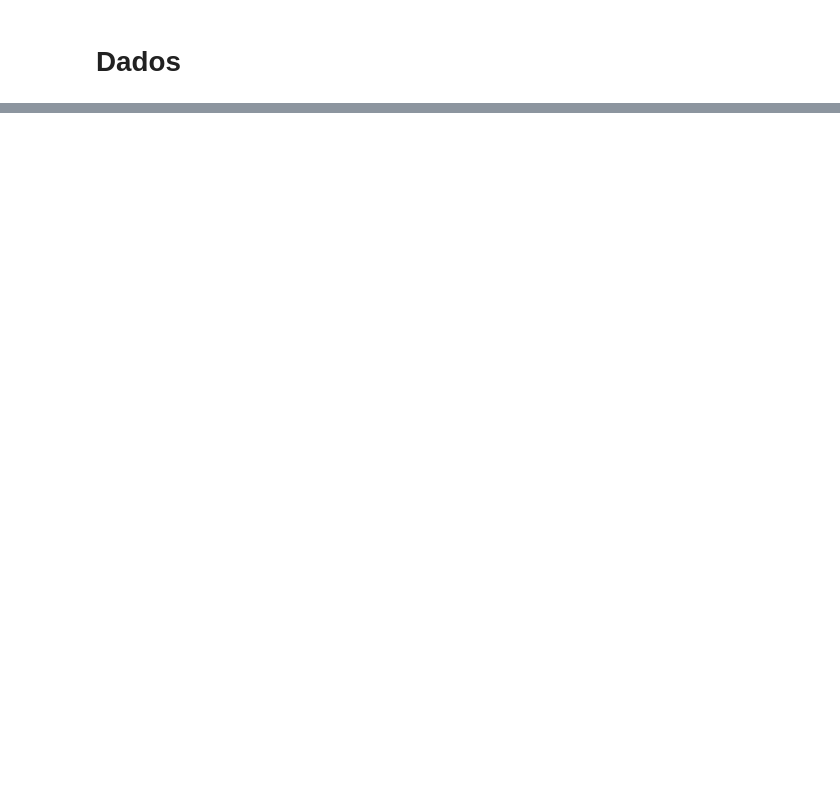
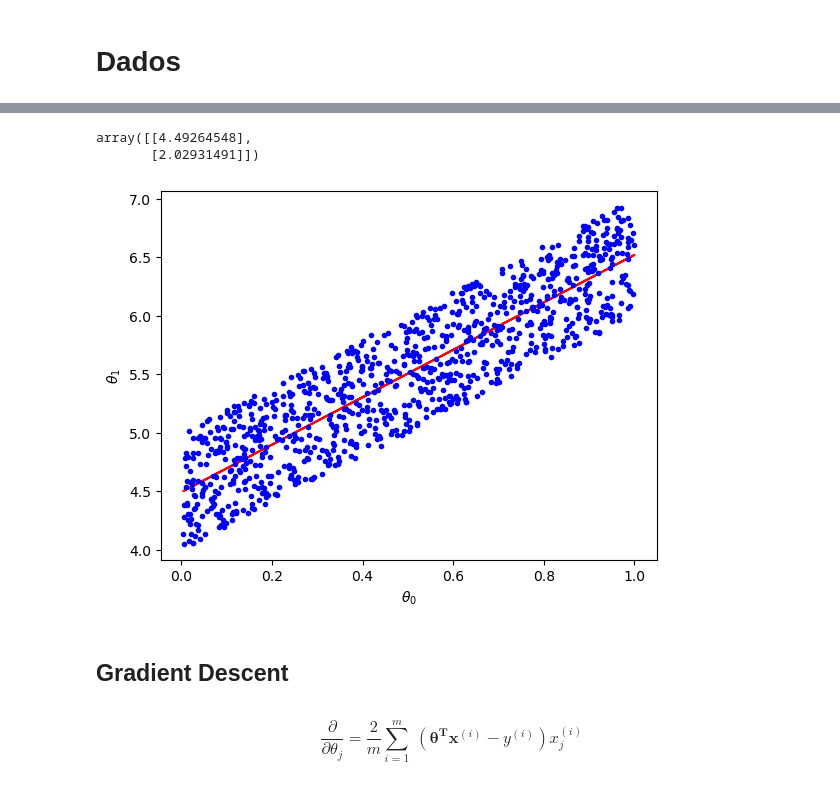
Before and after one commit to americanlucas/machine-learning, a Jupyter notebook: linear_regression.ipynb, the cells around one changed output, grey strips where cells are left out. Drawn from its saved outputs; the diff is of its cells as text; code cells hidden in the pictures; blank space fills up the shorter version.

```diff
--- a/linear_regression.ipynb
+++ b/linear_regression.ipynb
@@ -129,0 +29,24 @@ plt.plot(X, lib_model.predict(X), c="red")
+# %%
+class NormalEquation():
+    def __init__(self):
+        pass
+
+    def fit(self, X, y):
+        return np.linalg.inv(X.T @ X) @ X.T @ y
+
+    def predict(self, X, y):
+        return X @ self.fit(X_0, y)
+
+    def reg_plot(self, X, X_0, y):
+        plt.plot(X, self.predict(X_0, y), 'r-')
+        plt.plot(X, y, 'b.')
+        plt.xlabel(r'$\theta_0$')
+        plt.ylabel(r'$\theta_1$')
+        plt.show()
+# %%
+normal_model = NormalEquation()
+# %%
+normal_model.fit(X_0, y)
+# %% [output]
+array([[4.49264548],
+       [2.02931491]])
@@ -129,0 +55,9 @@ plt.plot(X, lib_model.predict(X), c="red")
+# %%
+normal_model.reg_plot(X, X_0, y)
+# %% [output]
+[figure, added]
+# %% [markdown]
+## Gradient Descent
+# %% [markdown]
+$$\frac{\partial}{\partial \theta_j} =
+\frac2m \sum\limits_{i=1}^m \ (\boldsymbol{\theta^T}\mathbf{x}^{(i)} - y^{(i)})  x_j^{(i)}$$
```
Also changed, not shown: parts of 47 cells of this notebook.
